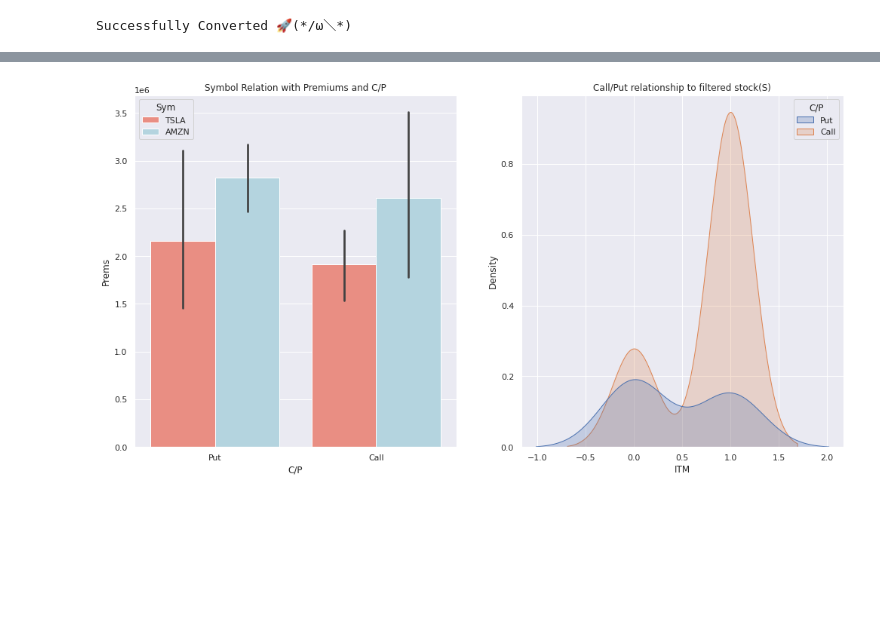
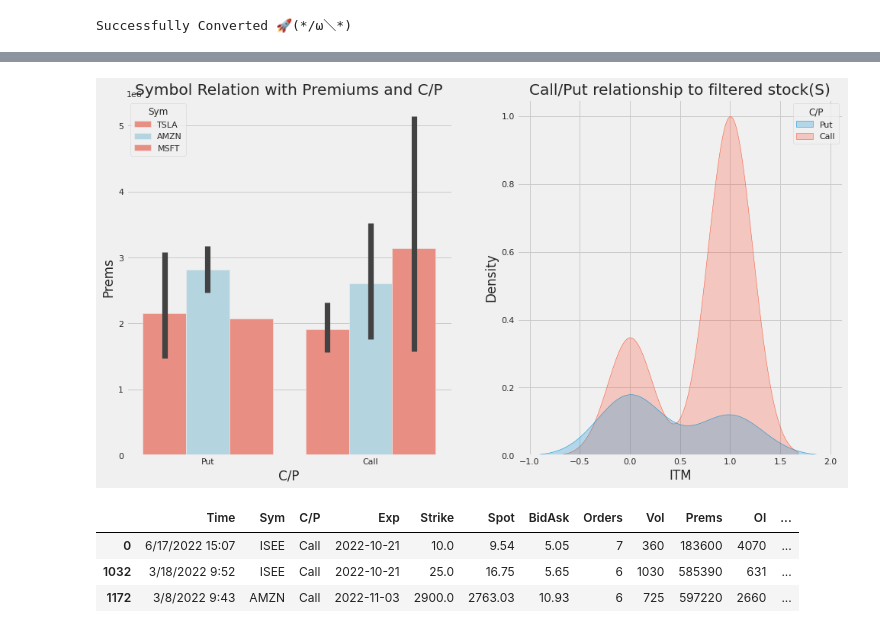
Before and after one commit to muhammadanas0716/Data-Science-Projects---EDA, a Jupyter notebook: 6. Tradyflow - Analysis/Tradyflow_Analysis.ipynb, the cells around one changed output, grey strips where cells are left out. Drawn from its saved outputs; the diff is of its cells as text; code cells hidden in the pictures; blank space fills up the shorter version.

```diff
--- a/6. Tradyflow - Analysis/Tradyflow_Analysis.ipynb
+++ b/6. Tradyflow - Analysis/Tradyflow_Analysis.ipynb
@@ -218,6 +232,7 @@ fig, axes = plt.subplots(1, 2)
 
 # Set seaborn plotting size
 sns.set(rc = {'figure.figsize':(15,8)})
+plt.style.use("fivethirtyeight")
 
 # Plot The Graphs
 sns.kdeplot(data=tradyflow, x='ITM', hue='C/P', shade=True, ax=axes[0]).set_title("Call/Put relationship with ITM")
@@ -226,4 +241,6 @@ sns.barplot(data=tradyflow, x="C/P", y="ITM", ax=axes[1]).set_title("Call/Put re
 # Save and Show the Figure
 plt.savefig('call_put_relationship')
 plt.show()
+
+# ANALYSIS - It seems that Puts are slightly better are giving you money (BUT THAT'S WRONG), but there is a less amount of PUTS. So Calls print you more money!!!
 # %% [output]
@@ -231,5 +250,6 @@ plt.show()
 # %%
 # Get the tickers with 1M+ premiums
+sns.set(rc = {'figure.figsize':(15,8)})
 tickers = tradyflow["Sym"].value_counts()
 stock_with_one_million_plus_premiums = ticker_group['Prems'].apply(lambda x: x.str.contains('M').sum())
 
@@ -240,6 +260,8 @@ one_million_tickers_df = pd.concat([(tickers), (stock_with_one_million_plus_prem
 # Change the column names so they can make more sense
 one_million_tickers_df.rename(columns={'Prems': 'Number of 1 Million Premiums', "Sym" : "Number of Mentions"},
           inplace=True, errors='raise')
+plt.style.use("fivethirtyeight")
+
 
 # Ask the users regarding which tickers they wish to see
 
@@ -248,7 +270,6 @@ one_million_tickers_df.rename(columns={'Prems': 'Number of 1 Million Premiums',
 
 tickers_inputted_by_user = ["TSLA", "AAPL", "AMZN"]
 
-# Ask the users is they want to see 100k+ or
 
 # Get the function call
 # Get them in a function
@@ -259,4 +280,6 @@ find_1_million_premiums_stocks(tickers_inputted_by_user)
 plt.xticks(rotation=360)
 plt.title(f"The number of 1 Million Premiums")
 plt.show()
+
+# ANALYSIS - Totally self-explanatory. Here TSLA has around 52-55 mentions and of them only 15-17 have above a Million Premiums.
 # %% [output]
@@ -277,0 +296,9 @@ filtered_stocks  = (tradyflow["Prems"] > 1000000) & (tradyflow["Sym"].isin(ticke
+# %%
+# Does more OI mean more C/P and more WINS (1) or LOSSES (0)
+plt.style.use("fivethirtyeight")
+sns.barplot(data=tradyflow, x="OI", y="C/P", hue="ITM").set(title="Open Interest related to C/P with WIN OR LOSS")
+plt.show()
+
+
+# ANALYIS - we can observe that the CALL contracts have more losses with more OI. Whilst PUT contracts have more WINS with more OI.
+# NOTE ----> THIS IS VERY LITTLE DATA TO MAKE CORRECT ASSUMPTIONS - THIS IS JUST FOR DEMO AND PRACTICE PURPOSE.
@@ -277,0 +307,5 @@ filtered_stocks  = (tradyflow["Prems"] > 1000000) & (tradyflow["Sym"].isin(ticke
+# %%
+tickers_inputted_by_user = ["TSLA", "AMZN", "MSFT", "ISEE"] # No FLOW FOR ISEE THAT MATCHES THE FILTERS
+filtered_premiums = 1000000 # 1 Million Premiums is Default. Feel free to change to any value you like.
+filtered_orders = 5 # Default is 25 orders, change to whatever you like
+filtered_stocks  = (tradyflow["Prems"] > 1000000) & (tradyflow["Sym"].isin(tickers_inputted_by_user)) & (tradyflow["Orders"] >= filtered_orders)
@@ -278,16 +333,35 @@ filtered_stocks  = (tradyflow["Prems"] > 1000000) & (tradyflow["Sym"].isin(ticke
 # %%
 # Set Style
-sns.set_style("darkgrid")
 fig, axes = plt.subplots(1, 2)
 sns.set(rc = {'figure.figsize':(15,8)})
+plt.style.use("fivethirtyeight")
+
 
 # Plot filtered data
-pd.DataFrame(tradyflow.loc[filtered_stocks]) # PRINT THIS ON SEPARATE LINE TO SEE TABUALAR FORM OF FILTERED DATA
 sns.barplot(data=tradyflow.loc[filtered_stocks], x="C/P", y="Prems", hue="Sym",
-            palette=sns.color_palette(['salmon', 'lightblue']), ax=axes[0]).set_title("Symbol Relation with Premiums and C/P")
+          palette=sns.color_palette(['salmon', 'lightblue']), ax=axes[0]).set_title("Symbol Relation with Premiums and C/P")
 sns.kdeplot(data=tradyflow.loc[filtered_stocks], x='ITM', hue='C/P', shade=True, ax=axes[1]).set_title("Call/Put relationship to filtered stock(S)")
 
 # Description
+plt.savefig("filtered_tickers")
 plt.show()
+
+# NOTE: Graphs may not perform well when low amount of data given. Please take this into account. This is not a bug.
+# If you do want to solve this, would love to hear your views.
 # %% [output]
-[figure, old version]
+[figure, new version]
+# %%
+# Contracts ONLY In BETWEEN A EXPIRY, i.e Contracts only after 2022-10-21 with Tickers (AMZN, MSFT, TSLA and ISEE)
+from datetime import datetime
+tradyflow['Exp'] = pd.to_datetime(tradyflow['Exp'], dayfirst=True)
+
+date = "2022-10-21"
+date_filter = (tradyflow["Exp"] >= "2022-10-21") & ( tradyflow["Sym"].isin(tickers_inputted_by_user))
+tradyflow.loc[date_filter]
+
+# Feel free to change the conidtional to your liking. This is only for demo purposes.
+# %% [output]
+|  | Time | Sym | C/P | Exp | Strike | Spot | BidAsk | Orders | Vol | Prems | OI | ... |
+| 0 | 6/17/2022 15:07 | ISEE | Call | 2022-10-21 | 10.0 | 9.54 | 5.05 | 7 | 360 | 183600 | 4070 | ... |
+| 1032 | 3/18/2022 9:52 | ISEE | Call | 2022-10-21 | 25.0 | 16.75 | 5.65 | 6 | 1030 | 585390 | 631 | ... |
+| 1172 | 3/8/2022 9:43 | AMZN | Call | 2022-11-03 | 2900.0 | 2763.03 | 10.93 | 6 | 725 | 597220 | 2660 | ... |
```
Also changed, not shown: parts of 13 cells of this notebook.
